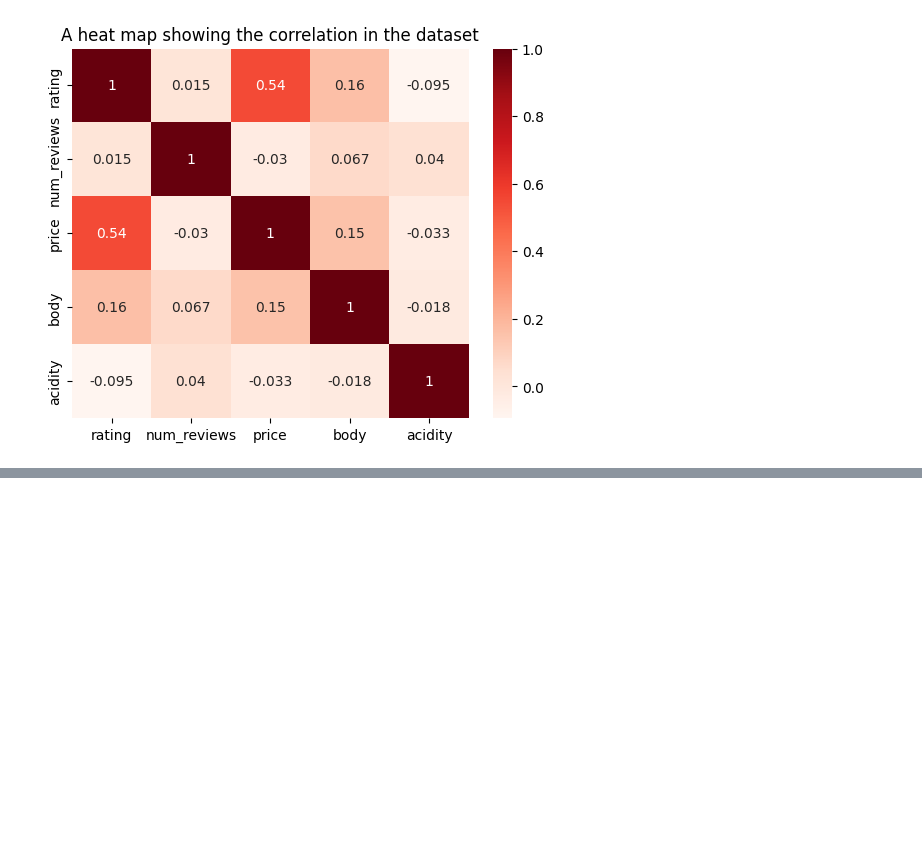
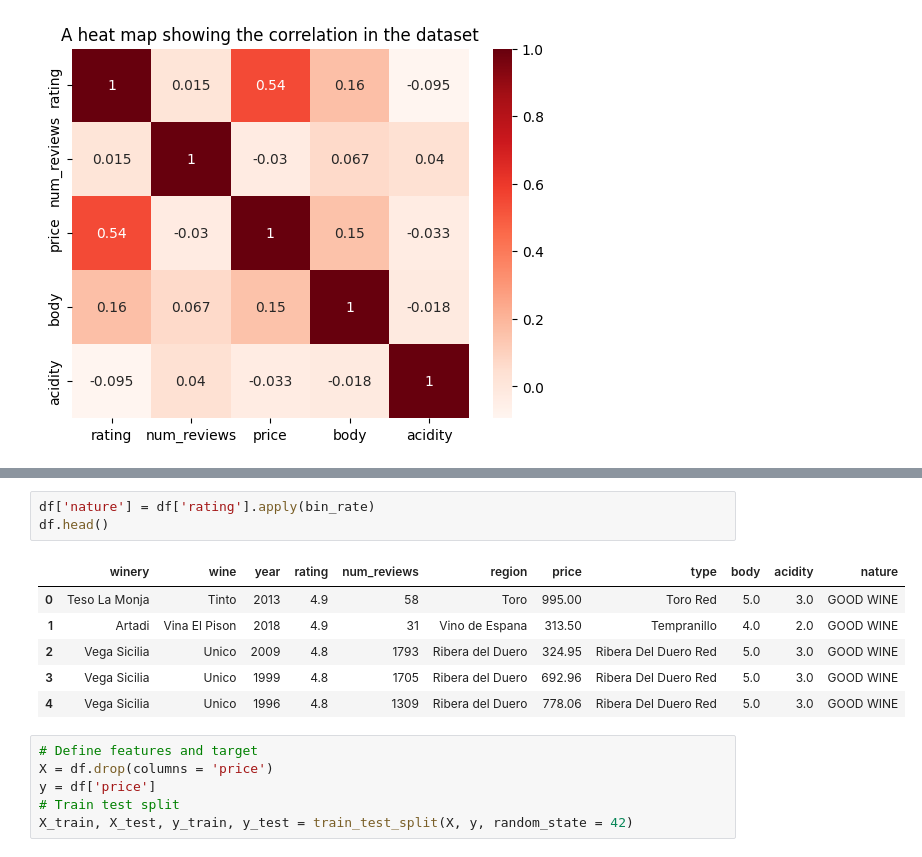
Before and after one commit to ainejerry/wine_repo, a Jupyter notebook: PROJECT_2_WINE.ipynb, the cells around one changed output, grey strips where cells are left out. Cells and saved outputs as stored; diff of their text form; blank space fills up the shorter version.

```diff
--- a/PROJECT_2_WINE.ipynb
+++ b/PROJECT_2_WINE.ipynb
@@ -234,0 +514,16 @@ msno.matrix(df)
+# %%
+df['nature'] = df['rating'].apply(bin_rate)
+df.head()
+# %% [output]
+|  | winery | wine | year | rating | num_reviews | region | price | type | body | acidity | nature |
+| 0 | Teso La Monja | Tinto | 2013 | 4.9 | 58 | Toro | 995.00 | Toro Red | 5.0 | 3.0 | GOOD WINE |
+| 1 | Artadi | Vina El Pison | 2018 | 4.9 | 31 | Vino de Espana | 313.50 | Tempranillo | 4.0 | 2.0 | GOOD WINE |
+| 2 | Vega Sicilia | Unico | 2009 | 4.8 | 1793 | Ribera del Duero | 324.95 | Ribera Del Duero Red | 5.0 | 3.0 | GOOD WINE |
+| 3 | Vega Sicilia | Unico | 1999 | 4.8 | 1705 | Ribera del Duero | 692.96 | Ribera Del Duero Red | 5.0 | 3.0 | GOOD WINE |
+| 4 | Vega Sicilia | Unico | 1996 | 4.8 | 1309 | Ribera del Duero | 778.06 | Ribera Del Duero Red | 5.0 | 3.0 | GOOD WINE |
+# %%
+# Define features and target
+X = df.drop(columns = 'price')
+y = df['price']
+# Train test split
+X_train, X_test, y_train, y_test = train_test_split(X, y, random_state = 42)
```
Also changed, not shown: parts of 39 cells of this notebook.
